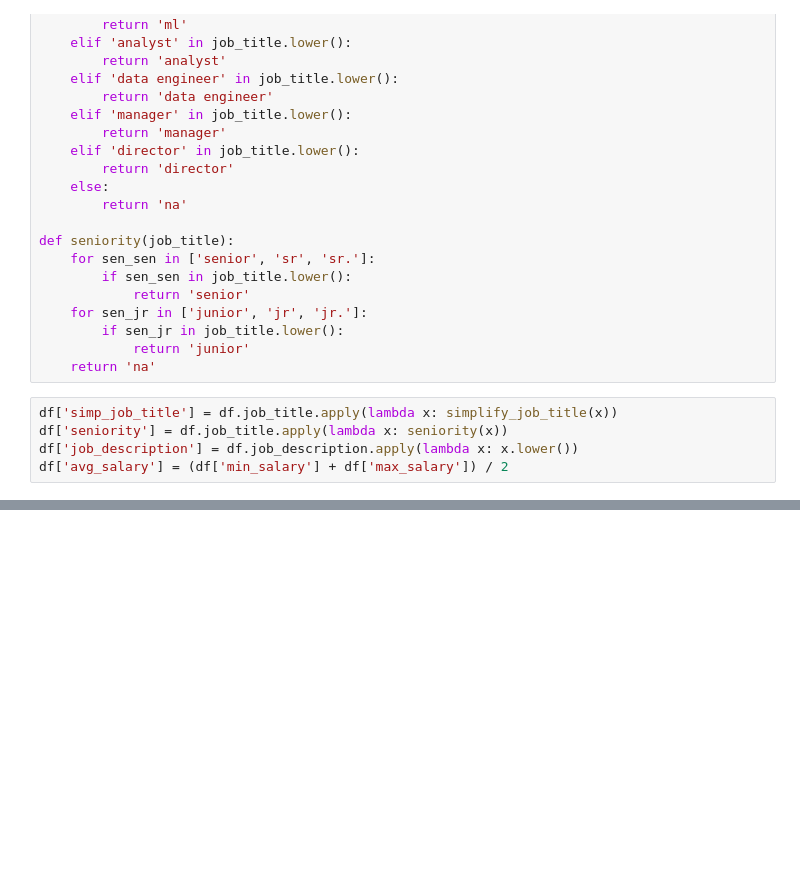
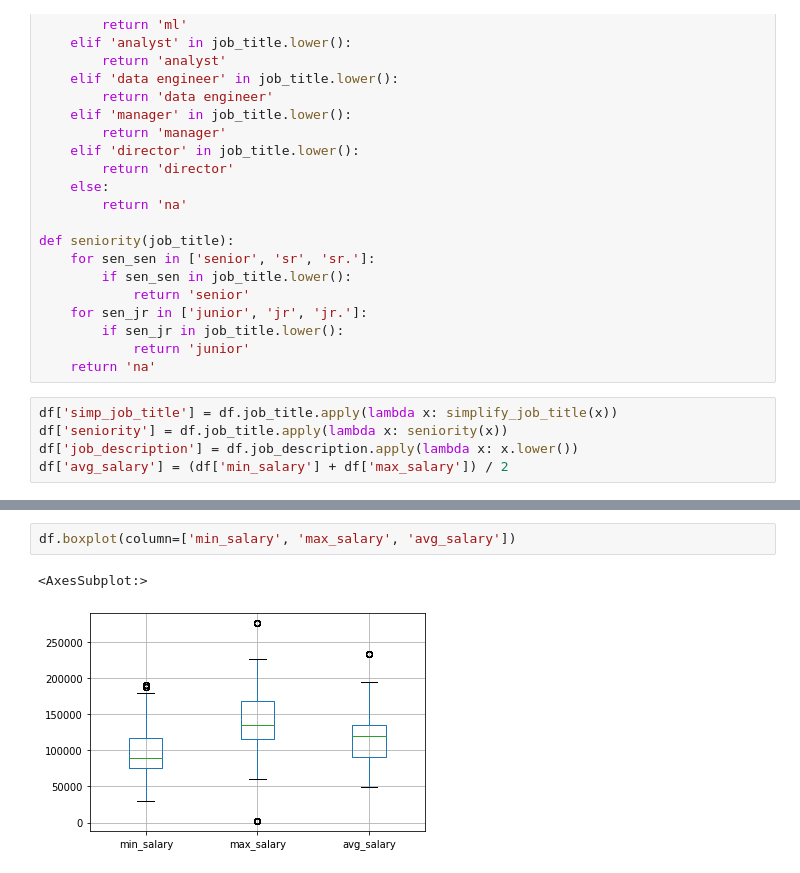
Before and after one commit to maxiberton/salary_pred_project, a Jupyter notebook: data_eda.ipynb, the cells around one changed output, grey strips where cells are left out. Drawn from its saved outputs; the diff is of its cells as text; blank space fills up the shorter version.

```diff
--- a/data_eda.ipynb
+++ b/data_eda.ipynb
@@ -76,0 +93,5 @@ df.describe()
+# %%
+df.boxplot(column=['min_salary', 'max_salary', 'avg_salary'])
+# %% [output]
+<AxesSubplot:>
+[figure, added]
```
Also changed, not shown: parts of 9 cells of this notebook, 8 other files.
